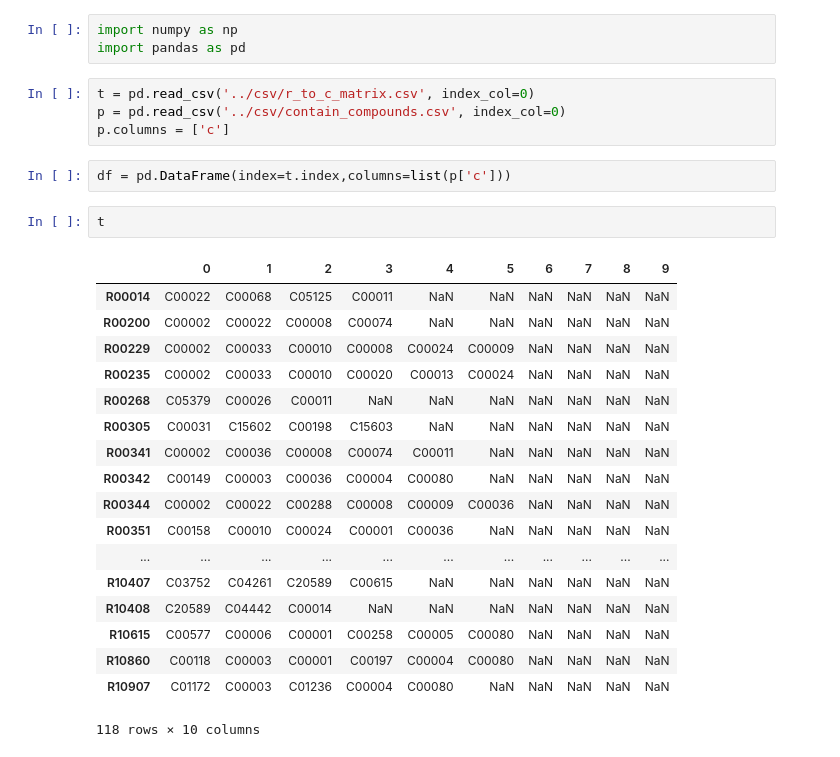
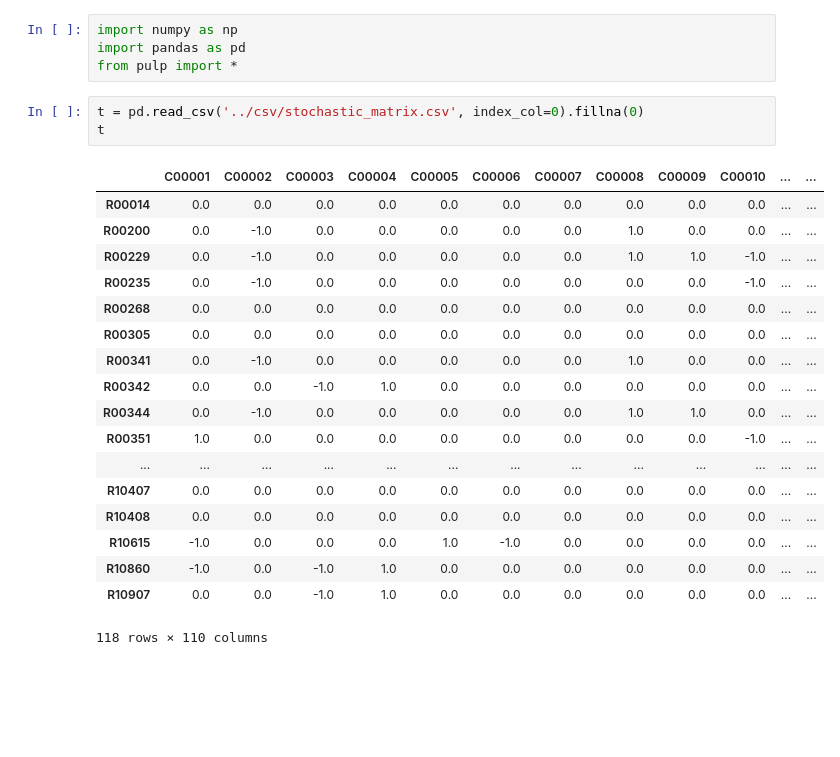
Before and after one commit to inoue0426/Cancer_cell_modeling_using_FBA, a Jupyter notebook: code/Untitled.ipynb, the cells around one changed output. Drawn from its saved outputs; the diff is of its cells as text; blank space fills up the shorter version.

```diff
--- a/code/Untitled.ipynb
+++ b/code/Untitled.ipynb
@@ -1,31 +1,27 @@
 # %%
 import numpy as np
 import pandas as pd
+from pulp import *
 # %%
-t = pd.read_csv('../csv/r_to_c_matrix.csv', index_col=0)
-p = pd.read_csv('../csv/contain_compounds.csv', index_col=0)
-p.columns = ['c']
+t = pd.read_csv('../csv/stochastic_matrix.csv', index_col=0).fillna(0)
+t
+# %% [output]
+|  | C00001 | C00002 | C00003 | C00004 | C00005 | C00006 | C00007 | C00008 | C00009 | C00010 | ... | ... |
+| R00014 | 0.0 | 0.0 | 0.0 | 0.0 | 0.0 | 0.0 | 0.0 | 0.0 | 0.0 | 0.0 | ... | ... |
+| R00200 | 0.0 | -1.0 | 0.0 | 0.0 | 0.0 | 0.0 | 0.0 | 1.0 | 0.0 | 0.0 | ... | ... |
+| R00229 | 0.0 | -1.0 | 0.0 | 0.0 | 0.0 | 0.0 | 0.0 | 1.0 | 1.0 | -1.0 | ... | ... |
+| R00235 | 0.0 | -1.0 | 0.0 | 0.0 | 0.0 | 0.0 | 0.0 | 0.0 | 0.0 | -1.0 | ... | ... |
+| R00268 | 0.0 | 0.0 | 0.0 | 0.0 | 0.0 | 0.0 | 0.0 | 0.0 | 0.0 | 0.0 | ... | ... |
+| R00305 | 0.0 | 0.0 | 0.0 | 0.0 | 0.0 | 0.0 | 0.0 | 0.0 | 0.0 | 0.0 | ... | ... |
+| R00341 | 0.0 | -1.0 | 0.0 | 0.0 | 0.0 | 0.0 | 0.0 | 1.0 | 0.0 | 0.0 | ... | ... |
+| R00342 | 0.0 | 0.0 | -1.0 | 1.0 | 0.0 | 0.0 | 0.0 | 0.0 | 0.0 | 0.0 | ... | ... |
+| R00344 | 0.0 | -1.0 | 0.0 | 0.0 | 0.0 | 0.0 | 0.0 | 1.0 | 1.0 | 0.0 | ... | ... |
+| R00351 | 1.0 | 0.0 | 0.0 | 0.0 | 0.0 | 0.0 | 0.0 | 0.0 | 0.0 | -1.0 | ... | ... |
+| ... | ... | ... | ... | ... | ... | ... | ... | ... | ... | ... | ... | ... |
+| R10407 | 0.0 | 0.0 | 0.0 | 0.0 | 0.0 | 0.0 | 0.0 | 0.0 | 0.0 | 0.0 | ... | ... |
+| R10408 | 0.0 | 0.0 | 0.0 | 0.0 | 0.0 | 0.0 | 0.0 | 0.0 | 0.0 | 0.0 | ... | ... |
+| R10615 | -1.0 | 0.0 | 0.0 | 0.0 | 1.0 | -1.0 | 0.0 | 0.0 | 0.0 | 0.0 | ... | ... |
+| R10860 | -1.0 | 0.0 | -1.0 | 1.0 | 0.0 | 0.0 | 0.0 | 0.0 | 0.0 | 0.0 | ... | ... |
+| R10907 | 0.0 | 0.0 | -1.0 | 1.0 | 0.0 | 0.0 | 0.0 | 0.0 | 0.0 | 0.0 | ... | ... |
+118 rows × 110 columns
-# %%
-df = pd.DataFrame(index=t.index,columns=list(p['c']))
-# %%
-t
-# %% [output]
-|  | 0 | 1 | 2 | 3 | 4 | 5 | 6 | 7 | 8 | 9 |
-| R00014 | C00022 | C00068 | C05125 | C00011 | NaN | NaN | NaN | NaN | NaN | NaN |
-| R00200 | C00002 | C00022 | C00008 | C00074 | NaN | NaN | NaN | NaN | NaN | NaN |
-| R00229 | C00002 | C00033 | C00010 | C00008 | C00024 | C00009 | NaN | NaN | NaN | NaN |
-| R00235 | C00002 | C00033 | C00010 | C00020 | C00013 | C00024 | NaN | NaN | NaN | NaN |
-| R00268 | C05379 | C00026 | C00011 | NaN | NaN | NaN | NaN | NaN | NaN | NaN |
-| R00305 | C00031 | C15602 | C00198 | C15603 | NaN | NaN | NaN | NaN | NaN | NaN |
-| R00341 | C00002 | C00036 | C00008 | C00074 | C00011 | NaN | NaN | NaN | NaN | NaN |
-| R00342 | C00149 | C00003 | C00036 | C00004 | C00080 | NaN | NaN | NaN | NaN | NaN |
-| R00344 | C00002 | C00022 | C00288 | C00008 | C00009 | C00036 | NaN | NaN | NaN | NaN |
-| R00351 | C00158 | C00010 | C00024 | C00001 | C00036 | NaN | NaN | NaN | NaN | NaN |
-| ... | ... | ... | ... | ... | ... | ... | ... | ... | ... | ... |
-| R10407 | C03752 | C04261 | C20589 | C00615 | NaN | NaN | NaN | NaN | NaN | NaN |
-| R10408 | C20589 | C04442 | C00014 | NaN | NaN | NaN | NaN | NaN | NaN | NaN |
-| R10615 | C00577 | C00006 | C00001 | C00258 | C00005 | C00080 | NaN | NaN | NaN | NaN |
-| R10860 | C00118 | C00003 | C00001 | C00197 | C00004 | C00080 | NaN | NaN | NaN | NaN |
-| R10907 | C01172 | C00003 | C01236 | C00004 | C00080 | NaN | NaN | NaN | NaN | NaN |
-118 rows × 10 columns
 # %%
```
Also changed, not shown: parts of 5 cells of this notebook, 3 other files.
